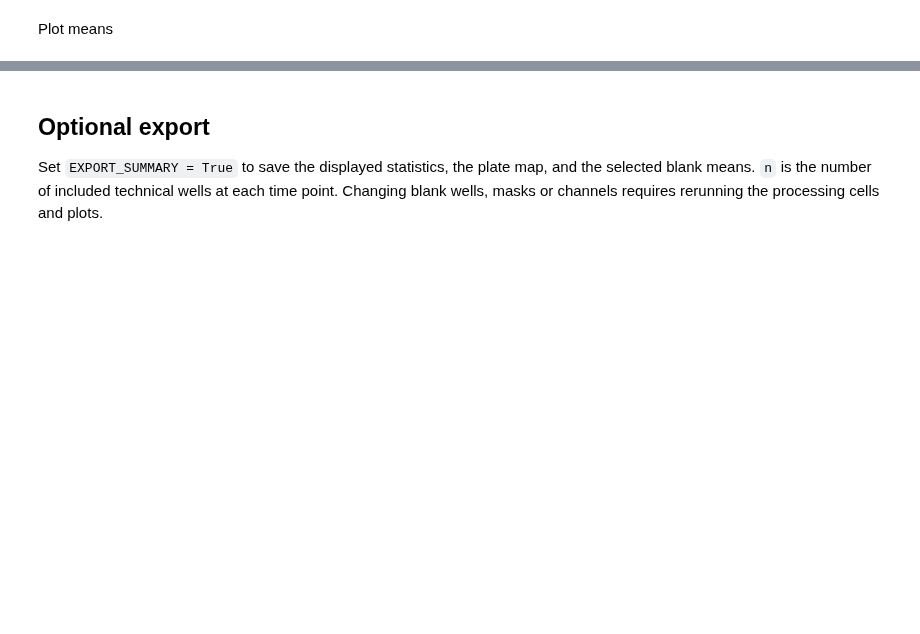
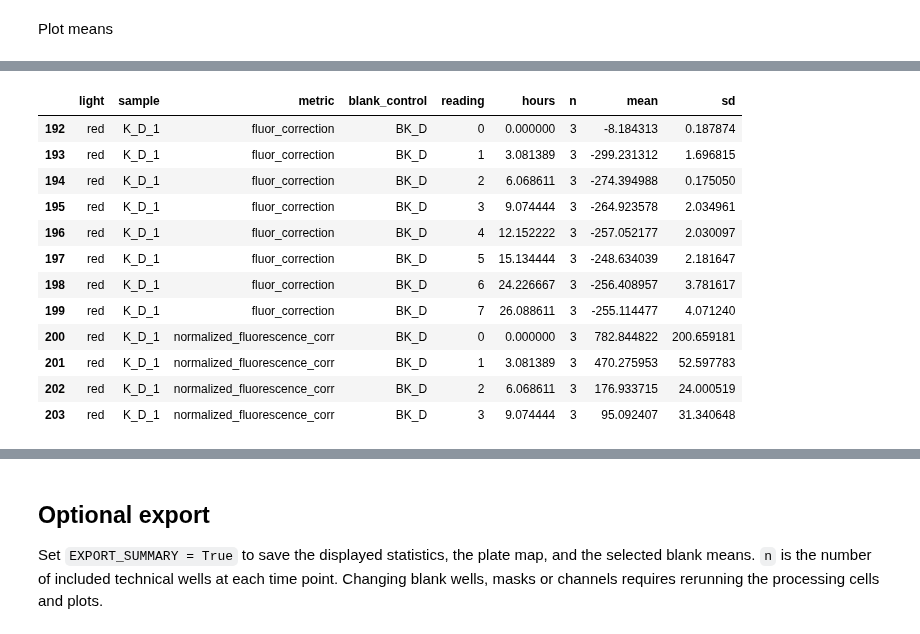
Before and after one commit to KSechkar/CcaSolitaiRe, a Jupyter notebook: Yuhang/analyse_diya.ipynb, the cells around one changed output, grey strips where cells are left out. Drawn from its saved outputs; the diff is of its cells as text; code cells hidden in the pictures; blank space fills up the shorter version.

Commit message:
Corrected fluorescences

```diff
--- a/Yuhang/analyse_diya.ipynb
+++ b/Yuhang/analyse_diya.ipynb
@@ -367,11 +386,13 @@ def new_figure(title, ylabel, metric=None):
 def emit(layout, name):
     from bokeh.models import Legend
     for legend in layout.select({'type': Legend}):
-        legend.location = 'top_left'
         legend.background_fill_color = 'white'
         legend.background_fill_alpha = 1.0
         legend.border_line_color = 'black'
         legend.border_line_alpha = 1.0
+        legend.margin = 1
+        legend.spacing = 1
+        legend.padding = 1
     html_doc = file_html(layout, CDN, 'Plots')
     display(HTML(f'<iframe srcdoc="{html_lib.escape(html_doc)}" width="100%" height="700" style="border:none;"></iframe>'))
     if SAVE_HTML:
@@ -395,9 +416,7 @@ if 'replicates' in PLOTS:
                            line_dash=DASHES[j % 3], legend_label=plate_map.index[row])
                 s = summary.query('light == @light and sample == @sample and metric == @metric')
                 p.line(s.hours, s['mean'], color=COLORS[light], line_width=3, legend_label='Mean')
-                p.legend.padding = 0
-                p.legend.margin = 2
-                p.legend.spacing = 0
+                p.legend.location = 'right'
                 p.legend.click_policy = 'hide'
                 panels.append(p)
         if panels:
@@ -449,9 +468,7 @@ if 'summary' in PLOTS:
                            line_dash=DASHES[j % 3], legend_label=label)
                     p.scatter(s.hours, s['mean'], color=COLORS[light],
                               marker=['plus', 'square', 'circle'][j % 3], size=7, legend_label=label)
-            p.legend.padding = 0
-            p.legend.margin = 2
-            p.legend.spacing = 0
+            p.legend.location = 'right'
             p.legend.click_policy = 'hide'
             p.legend.label_text_font_size = '8pt'
             panels.append(p)
@@ -462,0 +580,36 @@ if 'summary' in PLOTS:
+# %%
+# APPLY MASKING AND WRITE THE ULTIMATE RESULTS IN SUMMARY
+correction_metrics = ['fluor_correction', 'normalized_fluorescence_corr']
+correction_rows = []
+for light in LIGHTS:
+    for sample in SELECTED_SAMPLES:
+        idx = sample_indices(sample, light)
+        for metric in correction_metrics:
+            values = processed[light][metric]
+            for t, hours in enumerate(times[light]):
+                included = values[idx, t][masks[light][idx, t]]
+                correction_rows.append(dict(light=light, sample=sample, metric=metric,
+                    blank_control=sample_blank[sample], reading=t, hours=hours, n=len(included),
+                    mean=included.mean() if len(included) else np.nan,
+                    sd=included.std(ddof=0) if len(included) else np.nan))
+
+# Replace these metrics on reruns while retaining the other summary values.
+summary = pd.concat([
+    summary.loc[~summary['metric'].isin(correction_metrics)],
+    pd.DataFrame(correction_rows),
+], ignore_index=True)
+display(summary.loc[summary['metric'].isin(correction_metrics)].head(12))
+# %% [output]
+|  | light | sample | metric | blank_control | reading | hours | n | mean | sd |
+| 192 | red | K_D_1 | fluor_correction | BK_D | 0 | 0.000000 | 3 | -8.184313 | 0.187874 |
+| 193 | red | K_D_1 | fluor_correction | BK_D | 1 | 3.081389 | 3 | -299.231312 | 1.696815 |
+| 194 | red | K_D_1 | fluor_correction | BK_D | 2 | 6.068611 | 3 | -274.394988 | 0.175050 |
+| 195 | red | K_D_1 | fluor_correction | BK_D | 3 | 9.074444 | 3 | -264.923578 | 2.034961 |
+| 196 | red | K_D_1 | fluor_correction | BK_D | 4 | 12.152222 | 3 | -257.052177 | 2.030097 |
+| 197 | red | K_D_1 | fluor_correction | BK_D | 5 | 15.134444 | 3 | -248.634039 | 2.181647 |
+| 198 | red | K_D_1 | fluor_correction | BK_D | 6 | 24.226667 | 3 | -256.408957 | 3.781617 |
+| 199 | red | K_D_1 | fluor_correction | BK_D | 7 | 26.088611 | 3 | -255.114477 | 4.071240 |
+| 200 | red | K_D_1 | normalized_fluorescence_corr | BK_D | 0 | 0.000000 | 3 | 782.844822 | 200.659181 |
+| 201 | red | K_D_1 | normalized_fluorescence_corr | BK_D | 1 | 3.081389 | 3 | 470.275953 | 52.597783 |
+| 202 | red | K_D_1 | normalized_fluorescence_corr | BK_D | 2 | 6.068611 | 3 | 176.933715 | 24.000519 |
+| 203 | red | K_D_1 | normalized_fluorescence_corr | BK_D | 3 | 9.074444 | 3 | 95.092407 | 31.340648 |
```
Also changed, not shown: parts of 8 cells of this notebook, 1 other file.
